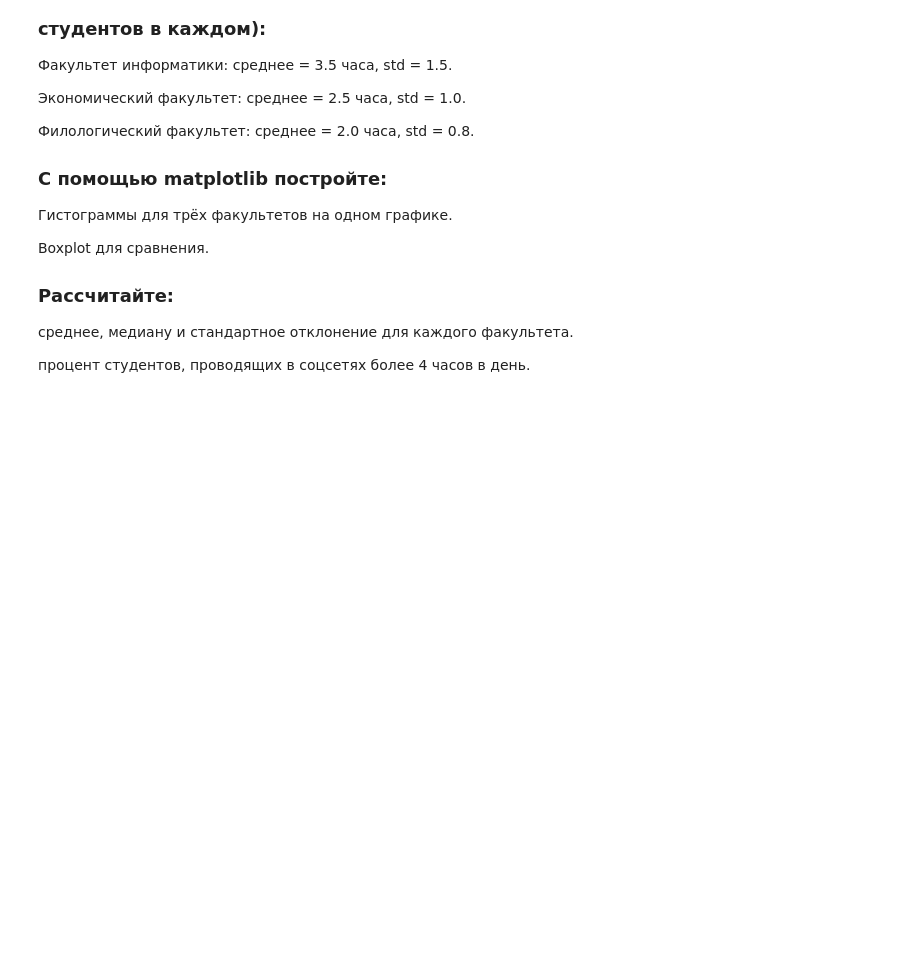
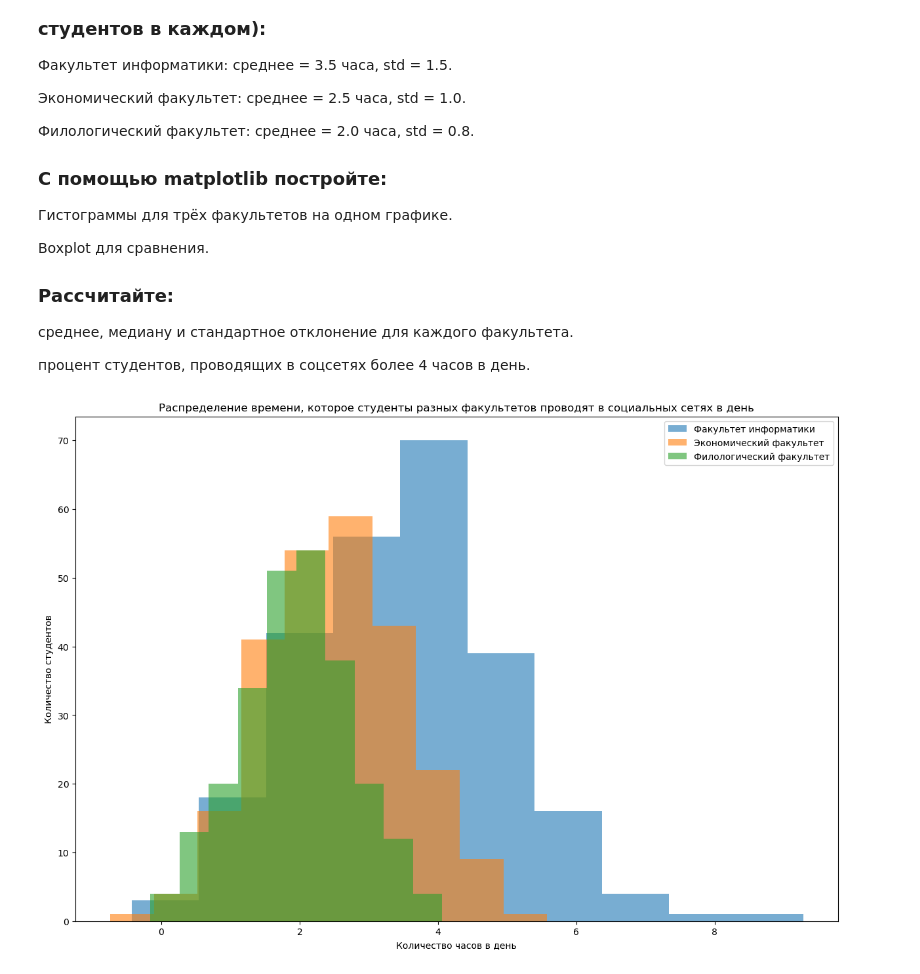
Before and after one commit to prosele/CPython, a Jupyter notebook: main.ipynb, the cells around one changed output. Saved outputs shown, nothing was run; the diff lists cells and outputs as text; code cells hidden in the pictures; blank space fills up the shorter version.

```diff
--- a/main.ipynb
+++ b/main.ipynb
@@ -228,3 +228,22 @@ Boxplot для сравнения.
 среднее, медиану и стандартное отклонение для каждого факультета.
 
 процент студентов, проводящих в соцсетях более 4 часов в день.
+# %%
+import numpy as np
+import matplotlib.pyplot as plt
+np.random.seed(42)
+CS = np.random.normal(3.5, 1.5, 250)
+Ec = np.random.normal(2.5, 1.0, 250)
+Phi = np.random.normal(2.0, 0.8, 250)
+# %%
+plt.figure(figsize=(15,10))
+plt.hist(CS, bins=10, alpha=0.6, label="Факультет информатики")
+plt.hist(Ec, bins=10, alpha=0.6, label="Экономический факультет")
+plt.hist(Phi, bins=10, alpha=0.6, label="Филологический факультет")
+plt.title("Распределение времени, которое студенты разных факультетов проводят в социальных сетях в день")
+plt.xlabel("Количество часов в день")
+plt.ylabel("Количество студентов")
+plt.legend()
+plt.show()
+# %% [output]
+[figure, added]
```
Also changed, not shown: parts of 2 cells of this notebook.
